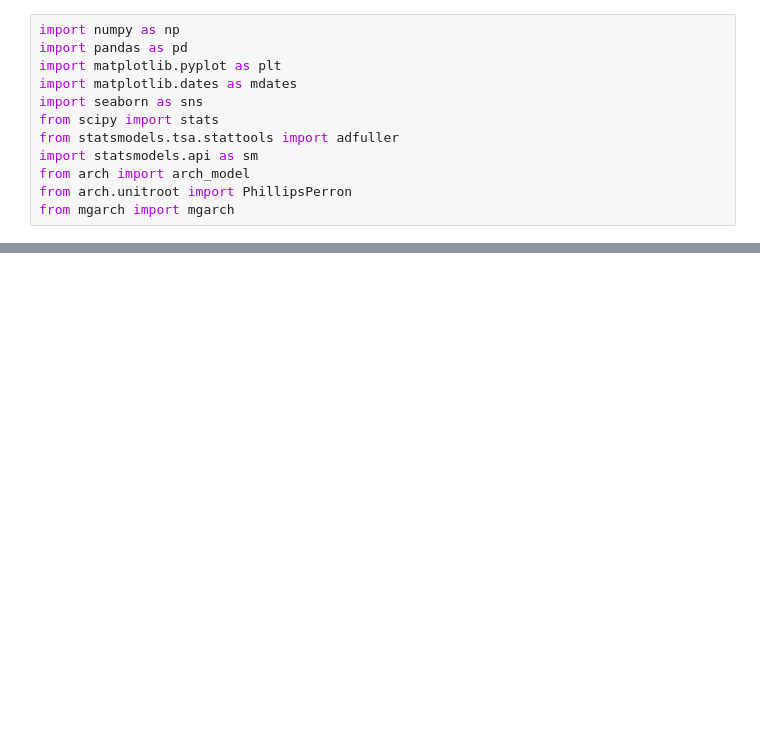
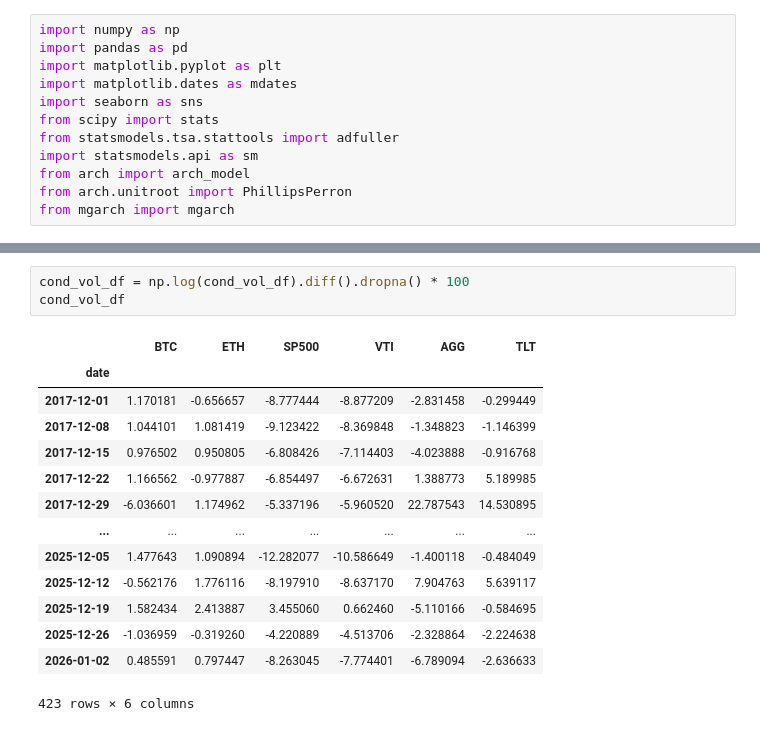
Before and after one commit to blurryskyx/DSE4211_Project, a Jupyter notebook: VAR Analysis.ipynb, the cells around one changed output, grey strips where cells are left out. Drawn from its saved outputs; the diff is of its cells as text; blank space fills up the shorter version.

```diff
--- a/VAR Analysis.ipynb
+++ b/VAR Analysis.ipynb
@@ -108,4 +91,22 @@ Intel MKL WARNING: Support of Intel(R) Streaming SIMD Extensions 4.2 (Intel(R) S
 | 3 | VTI | -6.2222 | 0.000000 | *** |
 | 4 | AGG | -5.4366 | 0.000003 | *** |
 | 5 | TLT | -4.0378 | 0.001225 | *** |
+# %%
+cond_vol_df = np.log(cond_vol_df).diff().dropna() * 100
+cond_vol_df
+# %% [output]
+|  | BTC | ETH | SP500 | VTI | AGG | TLT |
+| date |  |  |  |  |  |  |
+| 2017-12-01 | 1.170181 | -0.656657 | -8.777444 | -8.877209 | -2.831458 | -0.299449 |
+| 2017-12-08 | 1.044101 | 1.081419 | -9.123422 | -8.369848 | -1.348823 | -1.146399 |
+| 2017-12-15 | 0.976502 | 0.950805 | -6.808426 | -7.114403 | -4.023888 | -0.916768 |
+| 2017-12-22 | 1.166562 | -0.977887 | -6.854497 | -6.672631 | 1.388773 | 5.189985 |
+| 2017-12-29 | -6.036601 | 1.174962 | -5.337196 | -5.960520 | 22.787543 | 14.530895 |
+| ... | ... | ... | ... | ... | ... | ... |
+| 2025-12-05 | 1.477643 | 1.090894 | -12.282077 | -10.586649 | -1.400118 | -0.484049 |
+| 2025-12-12 | -0.562176 | 1.776116 | -8.197910 | -8.637170 | 7.904763 | 5.639117 |
+| 2025-12-19 | 1.582434 | 2.413887 | 3.455060 | 0.662460 | -5.110166 | -0.584695 |
+| 2025-12-26 | -1.036959 | -0.319260 | -4.220889 | -4.513706 | -2.328864 | -2.224638 |
+| 2026-01-02 | 0.485591 | 0.797447 | -8.263045 | -7.774401 | -6.789094 | -2.636633 |
+423 rows × 6 columns
 # %%
```
Also changed, not shown: parts of 13 cells of this notebook, 5 other files.
